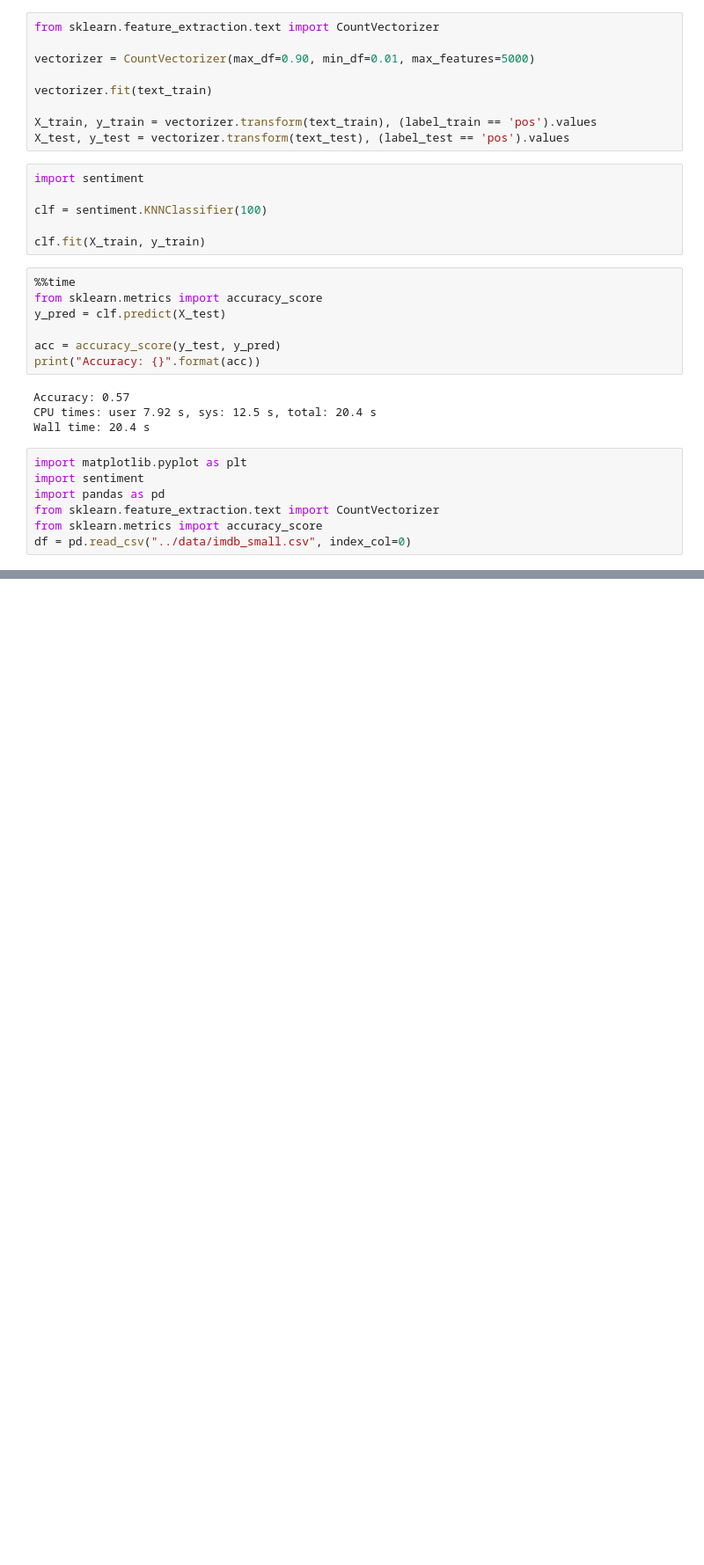
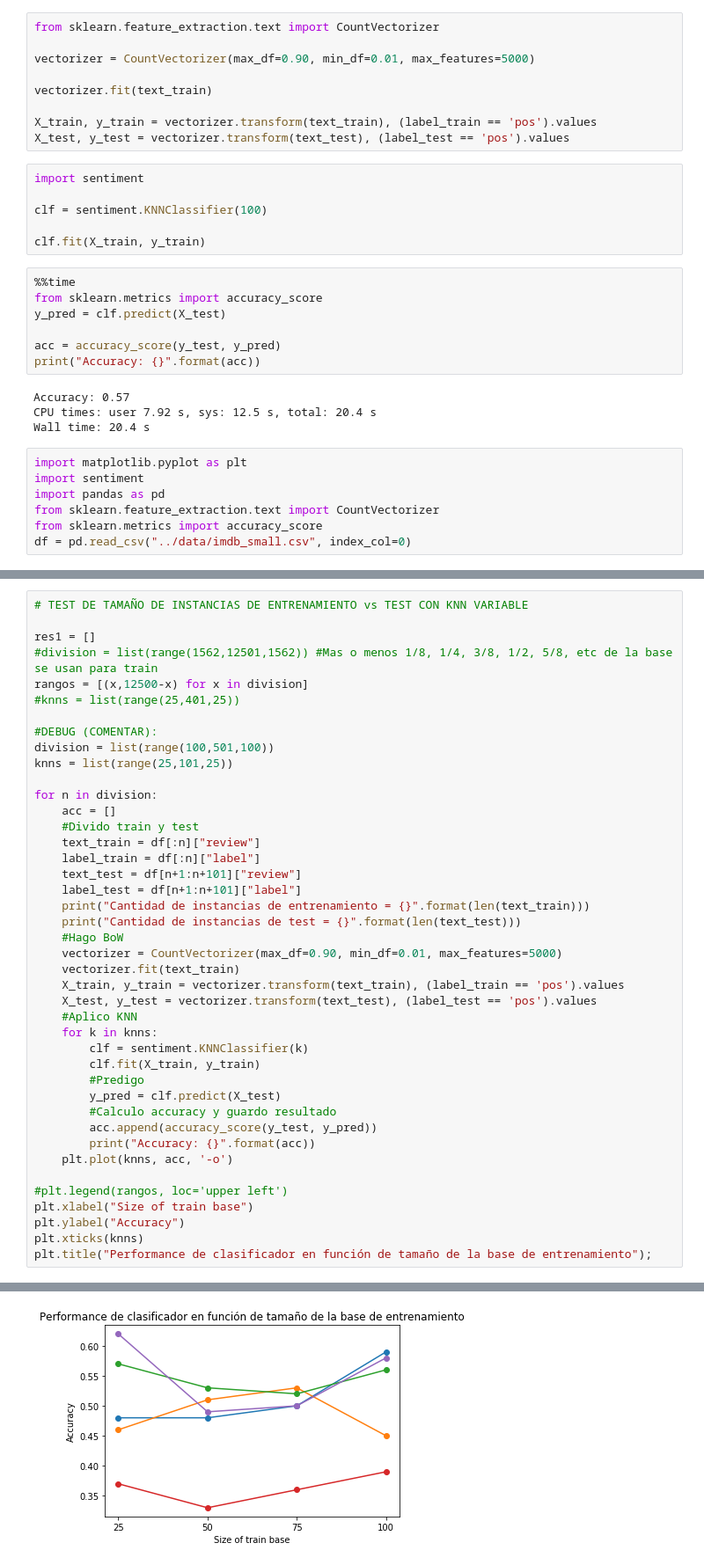
Before and after one commit to jrabinowicz/KNN, a Jupyter notebook: notebooks/knn.ipynb, the cells around one changed output, grey strips where cells are left out. Shown at 88% size. Cells and saved outputs as stored; diff of their text form; blank space fills up the shorter version.

```diff
--- a/notebooks/knn.ipynb
+++ b/notebooks/knn.ipynb
@@ -205,0 +274,43 @@ Cantidad de instancias de test = 6275
+# %%
+# TEST DE TAMAÑO DE INSTANCIAS DE ENTRENAMIENTO vs TEST CON KNN VARIABLE
+
+res1 = []
+#division = list(range(1562,12501,1562)) #Mas o menos 1/8, 1/4, 3/8, 1/2, 5/8, etc de la base se usan para train
+rangos = [(x,12500-x) for x in division]
+#knns = list(range(25,401,25))
+
+#DEBUG (COMENTAR):
+division = list(range(100,501,100))
+knns = list(range(25,101,25))
+
+for n in division:
+    acc = []
+    #Divido train y test
+    text_train = df[:n]["review"]
+    label_train = df[:n]["label"]
+    text_test = df[n+1:n+101]["review"]
+    label_test = df[n+1:n+101]["label"]
+    print("Cantidad de instancias de entrenamiento = {}".format(len(text_train)))
+    print("Cantidad de instancias de test = {}".format(len(text_test)))
+    #Hago BoW
+    vectorizer = CountVectorizer(max_df=0.90, min_df=0.01, max_features=5000)
+    vectorizer.fit(text_train)
+    X_train, y_train = vectorizer.transform(text_train), (label_train == 'pos').values
+    X_test, y_test = vectorizer.transform(text_test), (label_test == 'pos').values
+    #Aplico KNN
+    for k in knns:
+        clf = sentiment.KNNClassifier(k)
+        clf.fit(X_train, y_train)
+        #Predigo
+        y_pred = clf.predict(X_test)
+        #Calculo accuracy y guardo resultado
+        acc.append(accuracy_score(y_test, y_pred))
+        print("Accuracy: {}".format(acc))
+    plt.plot(knns, acc, '-o')
+
+#plt.legend(rangos, loc='upper left')
+plt.xlabel("Size of train base")
+plt.ylabel("Accuracy")
+plt.xticks(knns)
+plt.title("Performance de clasificador en función de tamaño de la base de entrenamiento");
+# %% [output]
@@ -205,0 +334 @@ Cantidad de instancias de test = 6275
+[figure, added]
```
Also changed, not shown: parts of 4 cells of this notebook.
